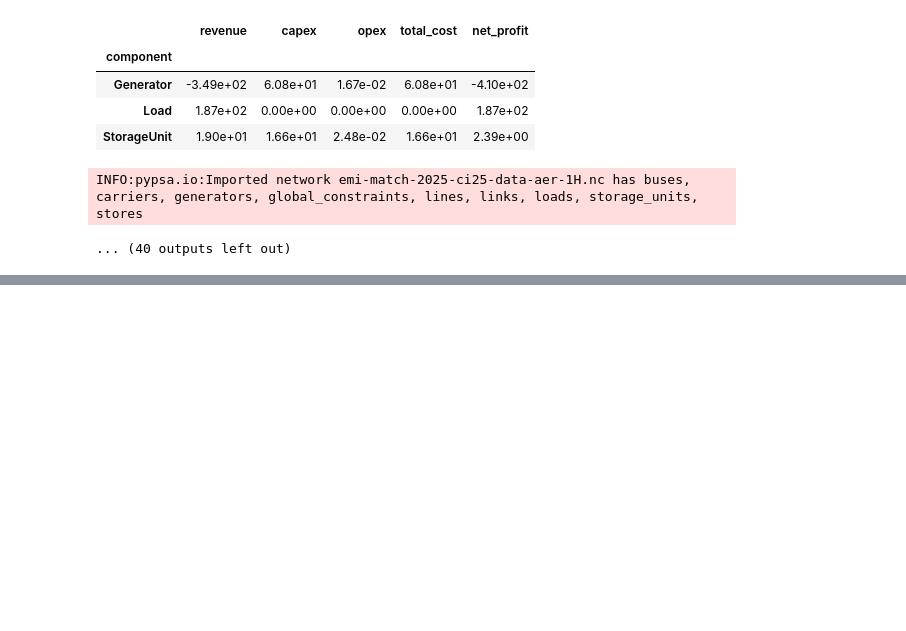
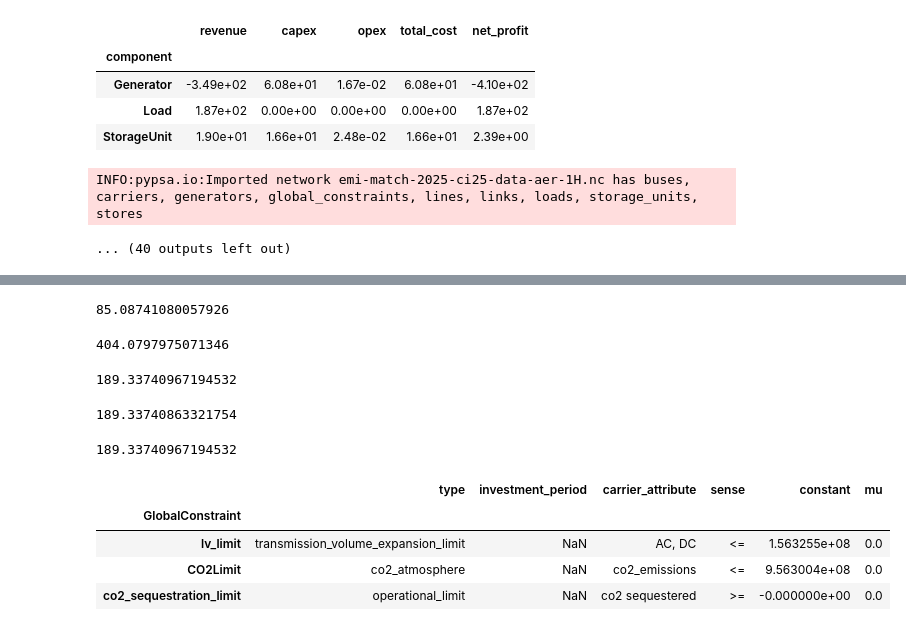
Before and after one commit to open-energy-transition/procurement-metastudy, a Jupyter notebook: notebooks/costs.ipynb, the cells around one changed output, grey strips where cells are left out. Cells and saved outputs as stored; diff of their text form; code cells hidden in the pictures; blank space fills up the shorter version.

```diff
--- a/notebooks/costs.ipynb
+++ b/notebooks/costs.ipynb
@@ -384,3 +384,7 @@ Total system costs and revenues by component (bEUR):
 | StorageUnit | 1.90e+01 | 1.66e+01 | 2.48e-02 | 1.66e+01 | 2.39e+00 |
 INFO:pypsa.io:Imported network emi-match-2025-ci25-data-aer-1H.nc has buses, carriers, generators, global_constraints, lines, links, loads, storage_units, stores
 ... (40 outputs left out)
+# %%
+n = pypsa.Network(get_network_path("baseline-2025-1H", path = False))
+obj = n.objective/1e9
+obj
@@ -386,0 +399,33 @@ INFO:pypsa.io:Imported network emi-match-2025-ci25-data-aer-1H.nc has buses, car
+# %%
+system_cost = n.statistics.expanded_capex().sum()/1e9 + n.statistics.opex().sum()/1e9
+system_cost
+# %% [output]
+85.08741080057926
+# %%
+total_system_cost = n.statistics.capex().sum()/1e9 + n.statistics.opex().sum()/1e9
+total_system_cost
+# %% [output]
+404.0797975071346
+# %%
+lmp_load = -n.statistics.revenue(comps=["Load"]).sum()/1e9
+lmp_load
+# %% [output]
+189.33740967194532
+# %%
+lmp_supply = n.statistics.revenue(comps=["Generator", "Link", "Line","StorageUnit", "Store"]).sum()/1e9
+lmp_supply
+# %% [output]
+189.33740863321754
+# %%
+lmp_manual = (n.loads_t['p'].T.groupby(n.loads['bus']).sum().T * n.buses_t['marginal_price']).sum().sum()
+lmp_manual/1e9
+# %% [output]
+189.33740967194532
+# %%
+n.global_constraints
+# %% [output]
+|  | type | investment_period | carrier_attribute | sense | constant | mu |
+| GlobalConstraint |  |  |  |  |  |  |
+| lv_limit | transmission_volume_expansion_limit | NaN | AC, DC | <= | 1.563255e+08 | 0.0 |
+| CO2Limit | co2_atmosphere | NaN | co2_emissions | <= | 9.563004e+08 | 0.0 |
+| co2_sequestration_limit | operational_limit | NaN | co2 sequestered | >= | -0.000000e+00 | 0.0 |
```
Also changed, not shown: parts of 2 cells of this notebook, 4 other files.
